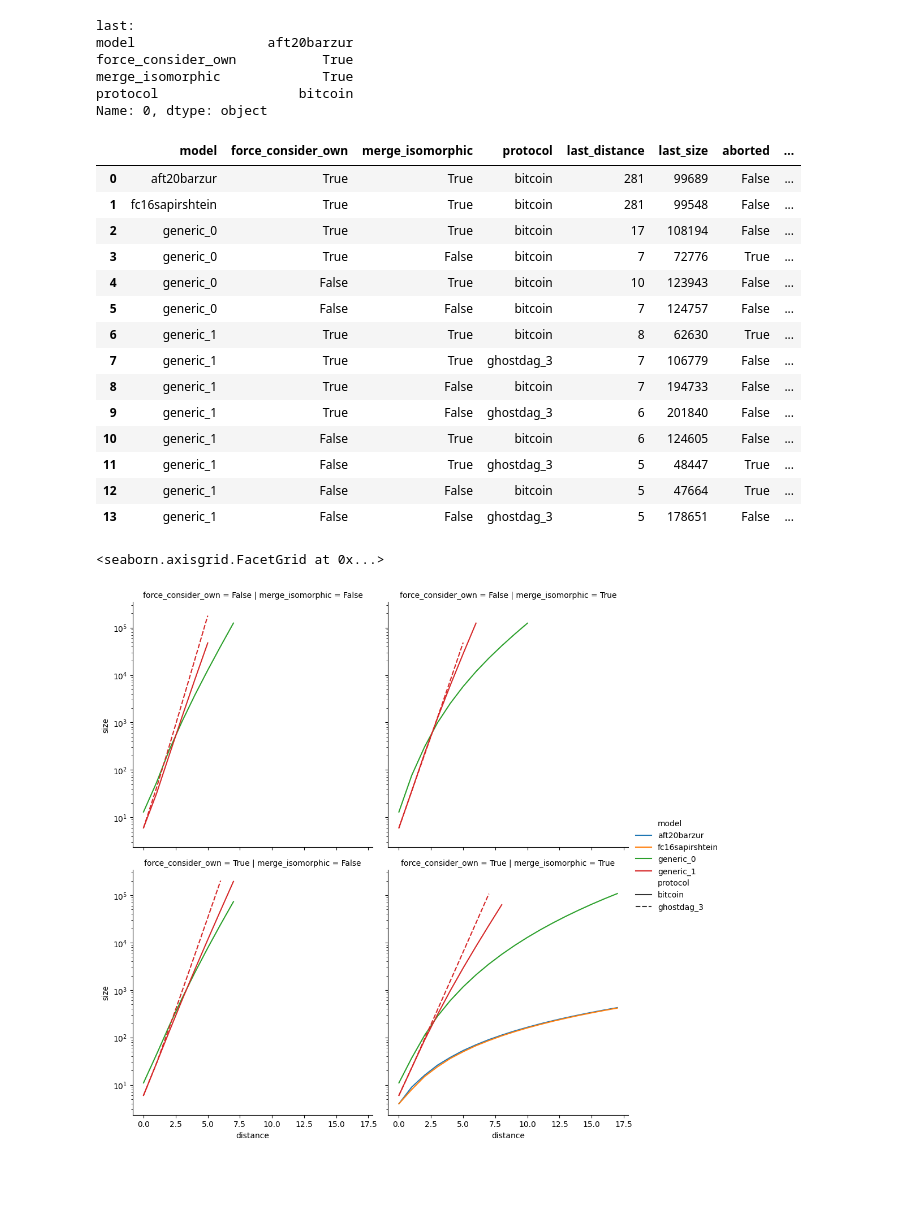
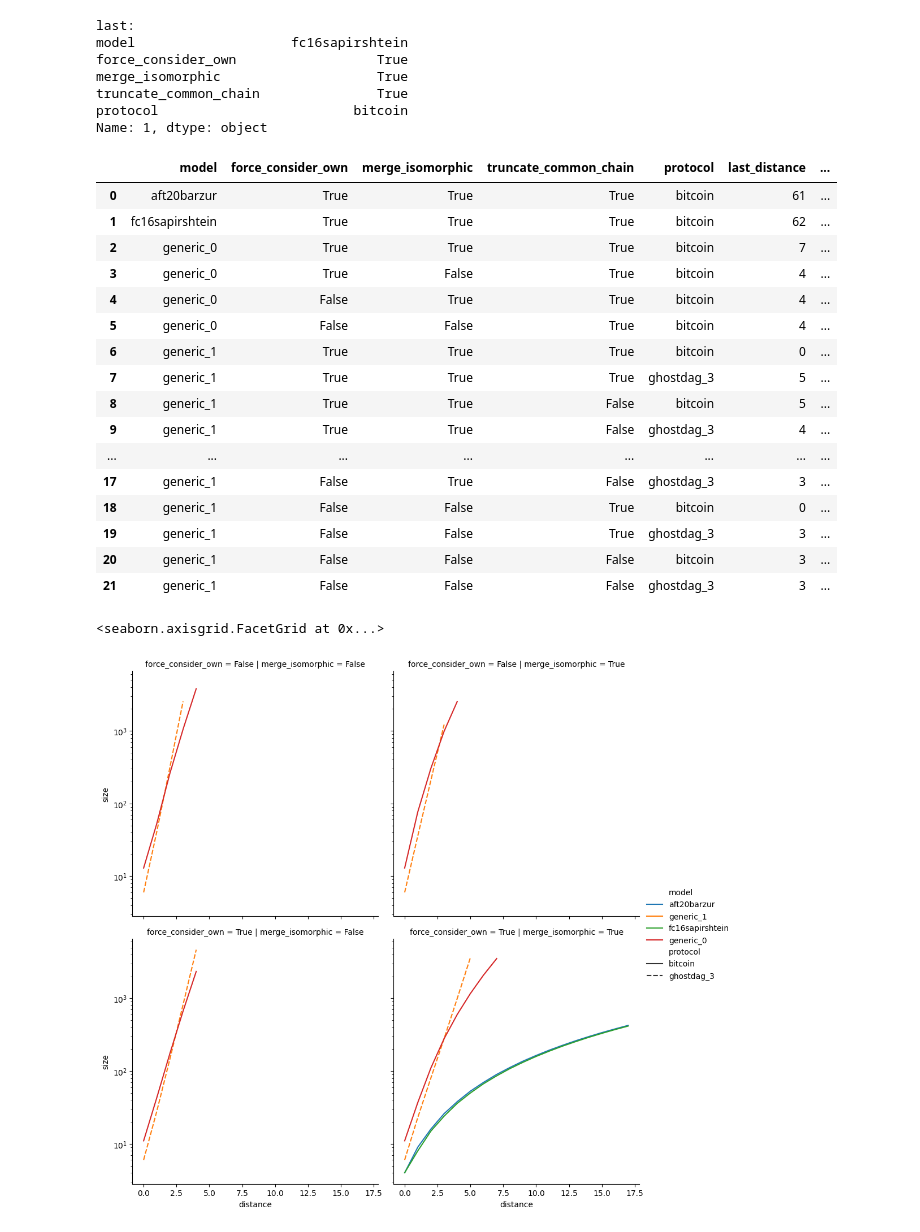
Before and after one commit to pkel/cpr, a Jupyter notebook: mdp/2-generic-v1-state-space-size.ipynb, the cells around one changed output. Drawn from its saved outputs; the diff is of its cells as text; code cells hidden in the pictures; blank space fills up the shorter version.

Commit message:
generic_v1. common chain truncation (WIP)
Exploring does not terminate, indicating that the honest policy does not
loop. Requires tests and deeper investigation.

```diff
--- a/mdp/2-generic-v1-state-space-size.ipynb
+++ b/mdp/2-generic-v1-state-space-size.ipynb
@@ -142,7 +161,7 @@ def step_gen(max_size):
 
 from IPython.display import display, clear_output
 
-max_size = 100000
+max_size = 5000
 
 size_log = []
 
@@ -158,6 +177,7 @@ for idx in step_gen(max_size):
         # increase distance by one
         try:
             row.explorer.explore_aside_policy(max_states=max_size)
+            row.explorer.explore_along_policy(max_states=max_size)
         except RuntimeError as e:
             if e.args == ("state size limit exceeded",):
                 working_df.loc[idx, "aborted"] = True
@@ -166,6 +186,7 @@ for idx in step_gen(max_size):
                 raise e
 
     explicit_mdp = row.explorer.mdp()
+
     distance = row.last_distance + 1
     size = explicit_mdp.n_states
 
@@ -192,42 +213,45 @@ for idx in step_gen(max_size):
 size_log = pandas.DataFrame(size_log)
 # %% [output]
 last:
-model                 aft20barzur
-force_consider_own           True
-merge_isomorphic             True
-protocol                  bitcoin
-Name: 0, dtype: object
+model                    fc16sapirshtein
+force_consider_own                  True
+merge_isomorphic                    True
+truncate_common_chain               True
+protocol                         bitcoin
+Name: 1, dtype: object
-|  | model | force_consider_own | merge_isomorphic | protocol | last_distance | last_size | aborted | ... |
-| 0 | aft20barzur | True | True | bitcoin | 281 | 99689 | False | ... |
-| 1 | fc16sapirshtein | True | True | bitcoin | 281 | 99548 | False | ... |
-| 2 | generic_0 | True | True | bitcoin | 17 | 108194 | False | ... |
-| 3 | generic_0 | True | False | bitcoin | 7 | 72776 | True | ... |
-| 4 | generic_0 | False | True | bitcoin | 10 | 123943 | False | ... |
-| 5 | generic_0 | False | False | bitcoin | 7 | 124757 | False | ... |
-| 6 | generic_1 | True | True | bitcoin | 8 | 62630 | True | ... |
-| 7 | generic_1 | True | True | ghostdag_3 | 7 | 106779 | False | ... |
-| 8 | generic_1 | True | False | bitcoin | 7 | 194733 | False | ... |
-| 9 | generic_1 | True | False | ghostdag_3 | 6 | 201840 | False | ... |
-| 10 | generic_1 | False | True | bitcoin | 6 | 124605 | False | ... |
-| 11 | generic_1 | False | True | ghostdag_3 | 5 | 48447 | True | ... |
-| 12 | generic_1 | False | False | bitcoin | 5 | 47664 | True | ... |
-| 13 | generic_1 | False | False | ghostdag_3 | 5 | 178651 | False | ... |
+|  | model | force_consider_own | merge_isomorphic | truncate_common_chain | protocol | last_distance | ... |
+| 0 | aft20barzur | True | True | True | bitcoin | 61 | ... |
+| 1 | fc16sapirshtein | True | True | True | bitcoin | 62 | ... |
+| 2 | generic_0 | True | True | True | bitcoin | 7 | ... |
+| 3 | generic_0 | True | False | True | bitcoin | 4 | ... |
+| 4 | generic_0 | False | True | True | bitcoin | 4 | ... |
+| 5 | generic_0 | False | False | True | bitcoin | 4 | ... |
+| 6 | generic_1 | True | True | True | bitcoin | 0 | ... |
+| 7 | generic_1 | True | True | True | ghostdag_3 | 5 | ... |
+| 8 | generic_1 | True | True | False | bitcoin | 5 | ... |
+| 9 | generic_1 | True | True | False | ghostdag_3 | 4 | ... |
+| ... | ... | ... | ... | ... | ... | ... | ... |
+| 17 | generic_1 | False | True | False | ghostdag_3 | 3 | ... |
+| 18 | generic_1 | False | False | True | bitcoin | 0 | ... |
+| 19 | generic_1 | False | False | True | ghostdag_3 | 3 | ... |
+| 20 | generic_1 | False | False | False | bitcoin | 3 | ... |
+| 21 | generic_1 | False | False | False | ghostdag_3 | 3 | ... |
 # %%
 import seaborn
 
 seaborn.relplot(
-    data=size_log.query("distance <= 17"),
+    data=size_log.query("distance <= 17").query("truncate_common_chain"),
     kind="line",
     x="distance",
     y="size",
     hue="model",
     style="protocol",
     row="force_consider_own",
     col="merge_isomorphic",
 ).set(yscale="log")
 # %% [output]
 <seaborn.axisgrid.FacetGrid at 0x...>
-[figure, old version]
+[figure, new version]
 # %%
 seaborn.relplot(
     data=size_log.query("distance <= 17"),
```
Also changed, not shown: parts of 5 cells of this notebook, 3 other files.
